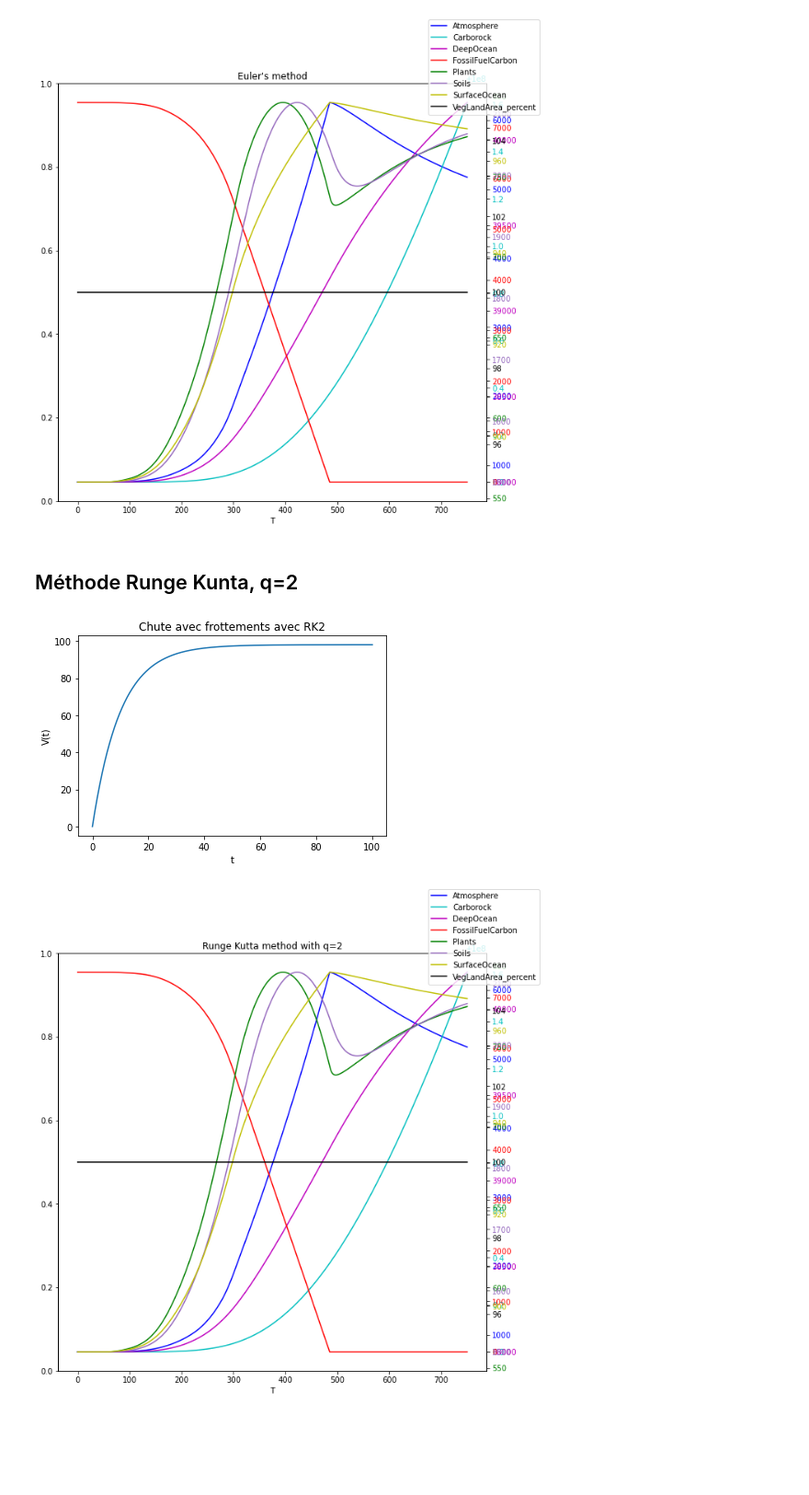
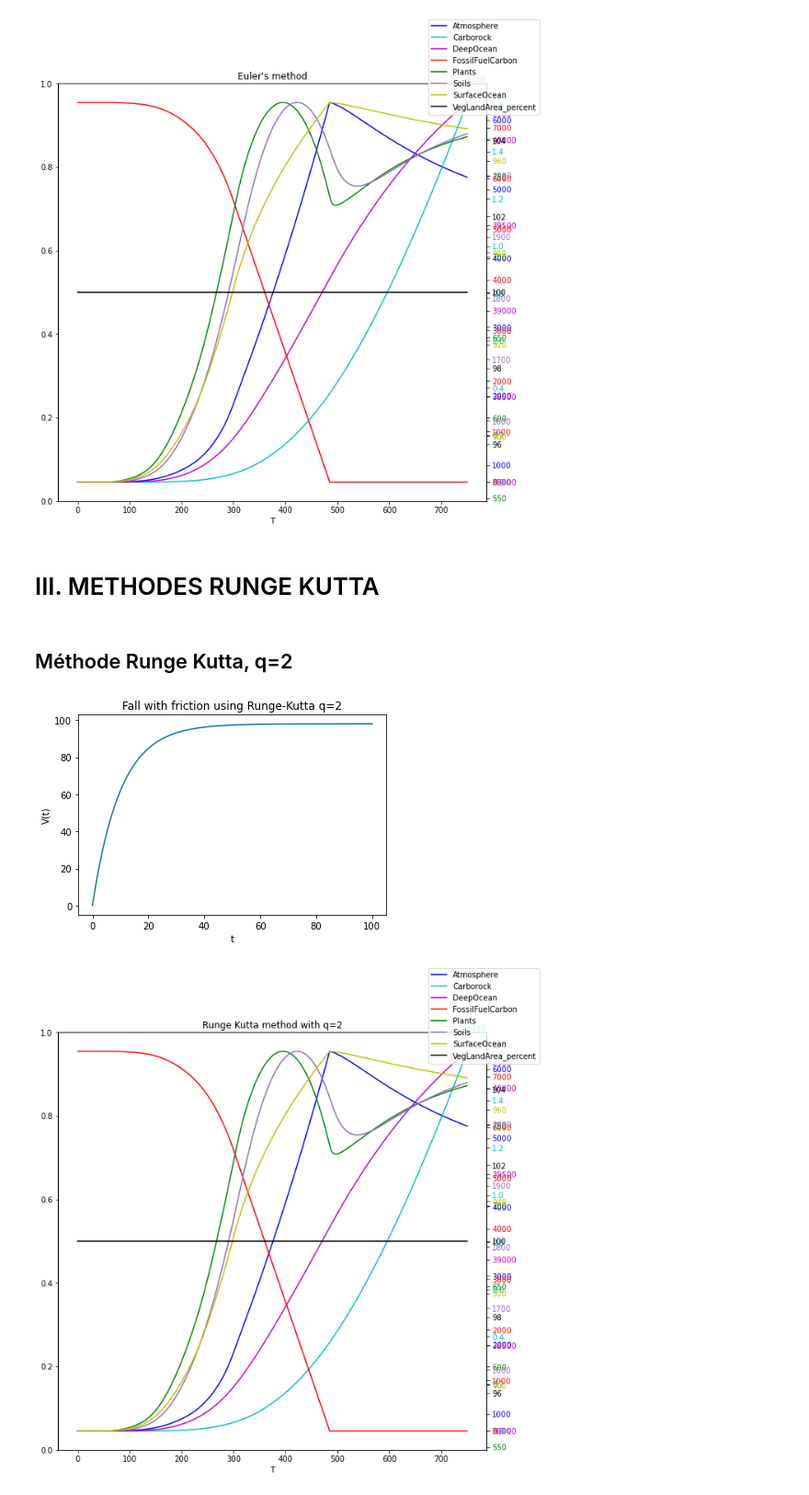
Before and after one commit to totolance/MACS205, a Jupyter notebook: MACS205-CARBONE.ipynb, the cells around one changed output. Shown at 92% size. Saved outputs shown, nothing was run; the diff lists cells and outputs as text; code cells hidden in the pictures; blank space fills up the shorter version.

```diff
--- a/MACS205-CARBONE.ipynb
+++ b/MACS205-CARBONE.ipynb
@@ -296,8 +296,10 @@ T,Y = euler(derivative,0,750,x0,n)
 display(T, Y, labels, colors, "Euler's method")
 # %% [output]
 [figure]
+# %% [markdown]
+# III. METHODES RUNGE KUTTA
 # %% [markdown]
-## Méthode Runge Kunta, q=2
+## Méthode Runge Kutta, q=2
 # %%
 def rungekutta2_step(f, start, end, y0, step):
     n = int(abs(start - end)/step)
@@ -310,14 +312,14 @@ def rungekutta2_step(f, start, end, y0, step):
 # %%
 step_toy = (tf_toy - t0_toy)/n
 T_toy, V_toy = rungekutta2_step(F_toy, t0_toy, tf_toy, v0_toy, step_toy)
 
 plt.plot(T_toy, V_toy)
-plt.title('Chute avec frottements avec RK2')
+plt.title('Fall with friction using Runge-Kutta q=2')
 plt.xlabel('t')
 plt.ylabel('V(t)')
 plt.show()
 # %% [output]
-[figure, old version]
+[figure, new version]
 # %%
 T, Y = rungekutta2_step(derivative, 0, 750, x0, 0.05)
 display(T, Y, labels, colors, "Runge Kutta method with q=2")
```
Also changed, not shown: parts of 8 cells of this notebook.
